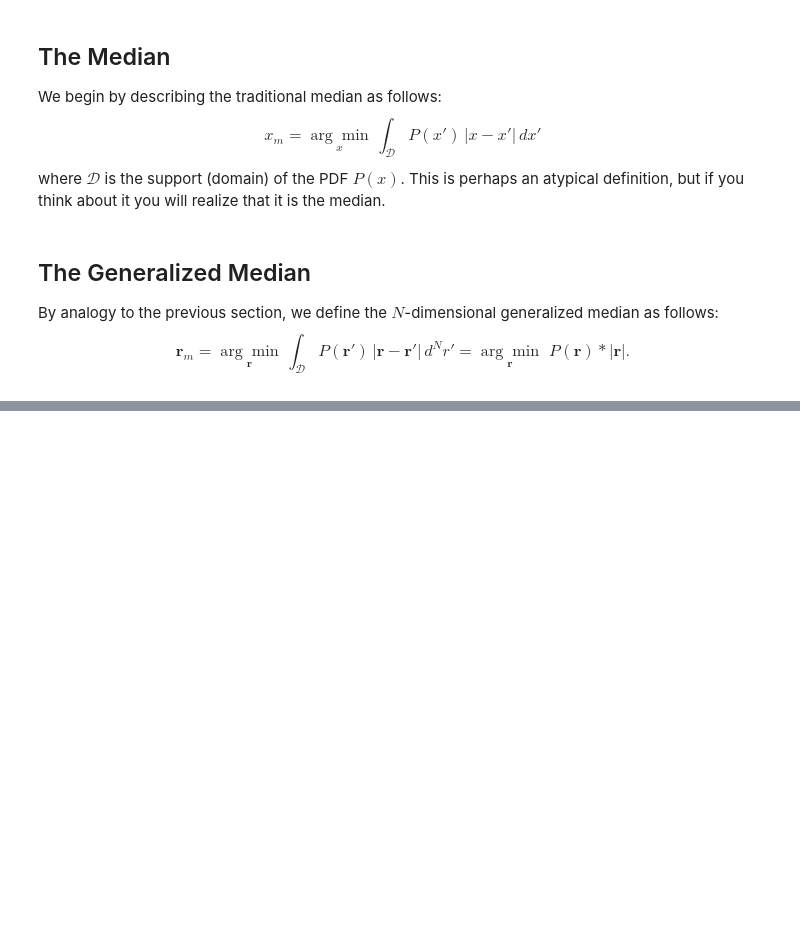
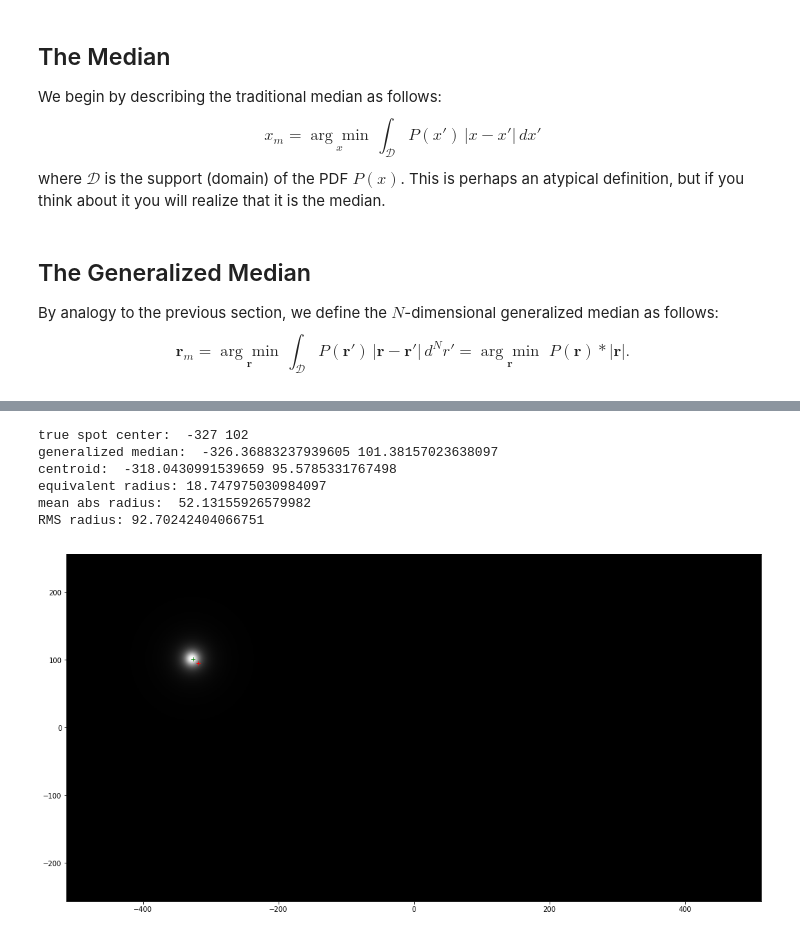
Before and after one commit to Kankelborg-Group/kgpy, a Jupyter notebook: kgpy/img/GeneralizedMedian/Generalized Median.ipynb, the cells around one changed output, grey strips where cells are left out. Cells and saved outputs as stored; diff of their text form; code cells hidden in the pictures; blank space fills up the shorter version.

```diff
--- a/kgpy/img/GeneralizedMedian/Generalized Median.ipynb
+++ b/kgpy/img/GeneralizedMedian/Generalized Median.ipynb
@@ -50,0 +77,44 @@ array([[-1, -1, -1],
+# %%
+# Test image 2, strongly offset from center
+xtrue = -327
+ytrue = +102
+rs2 = np.sqrt((xs-xtrue)**2 + (ys-ytrue)**2)
+test2 = 1./(1+(rs2/10.)**2.5)
+
+fig=plt.figure(figsize=(18, 16))
+imgplot = plt.imshow(test2, cmap='gray', extent=extent,
+                     aspect='equal', origin='lower',
+                     interpolation='bilinear')
+
+# First, give the true center value
+print('true spot center: ',xtrue,ytrue)
+
+# Generalized median calculation
+(jm2,im2,delta_x2,delta_y2,meanabsrad2) = gm.gm2d(test2)
+xgm2 = x[jm2]+delta_x2
+ygm2 = y[im2]+delta_y2
+print('generalized median: ',xgm2,ygm2)
+
+# Compare moments
+xc2 = np.sum(xs*test2)/np.sum(test2)
+yc2 = np.sum(ys*test2)/np.sum(test2)
+print('centroid: ',xc2,yc2)
+rmsrad2 = np.sqrt(  np.sum( ( ( xs-xc2)**2 + (ys-yc2)**2 ) * test2 ) / np.sum(test2)  )
+
+# Measures of width:
+equivrad2 = np.sqrt( np.sum(test2)/np.amax(test2)/np.pi )
+print('equivalent radius:',equivrad2)
+print('mean abs radius: ',meanabsrad2)
+print('RMS radius:',rmsrad2)
+
+# Overplot stats
+plt.plot(xc2,yc2,'r+',xgm2,ygm2,'g+')
+plt.show()
+# %% [output]
+true spot center:  -327 102
+generalized median:  -326.36883237939605 101.38157023638097
+centroid:  -318.0430991539659 95.5785331767498
+equivalent radius: 18.747975030984097
+mean abs radius:  52.13155926579982
+RMS radius: 92.70242404066751
+[figure, added]
```
Also changed, not shown: parts of 7 cells of this notebook, 6 other files.
